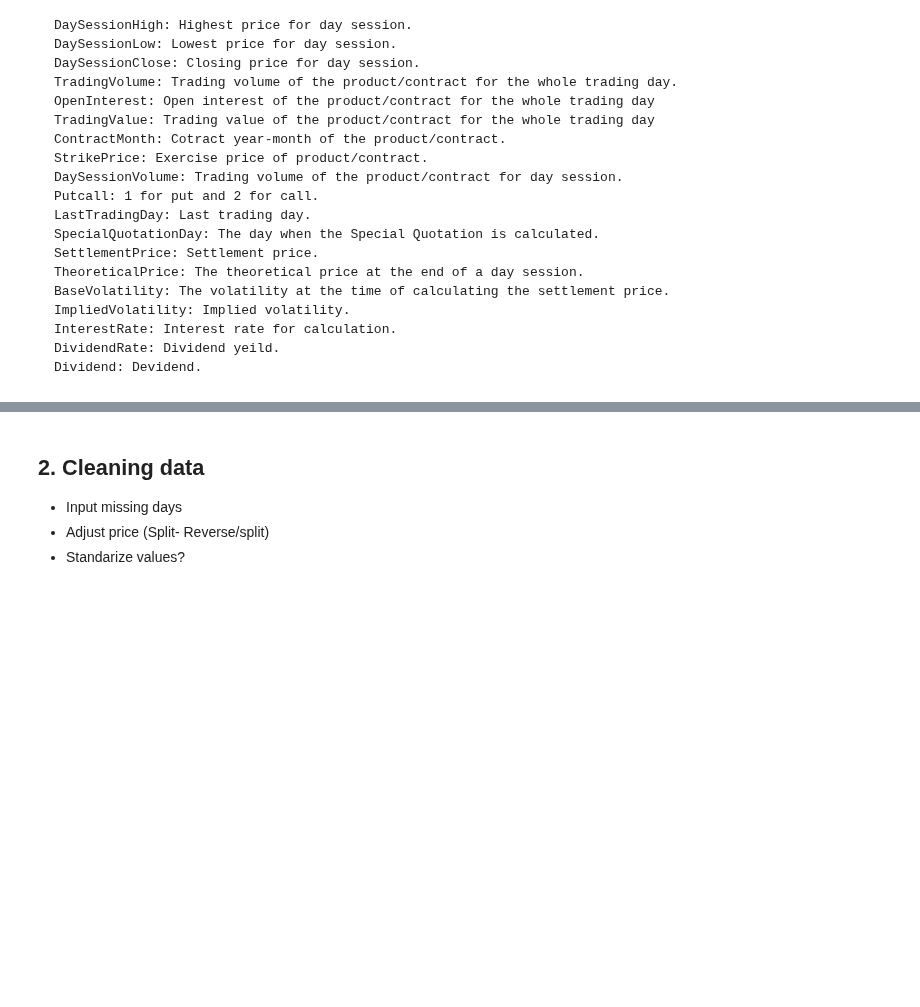
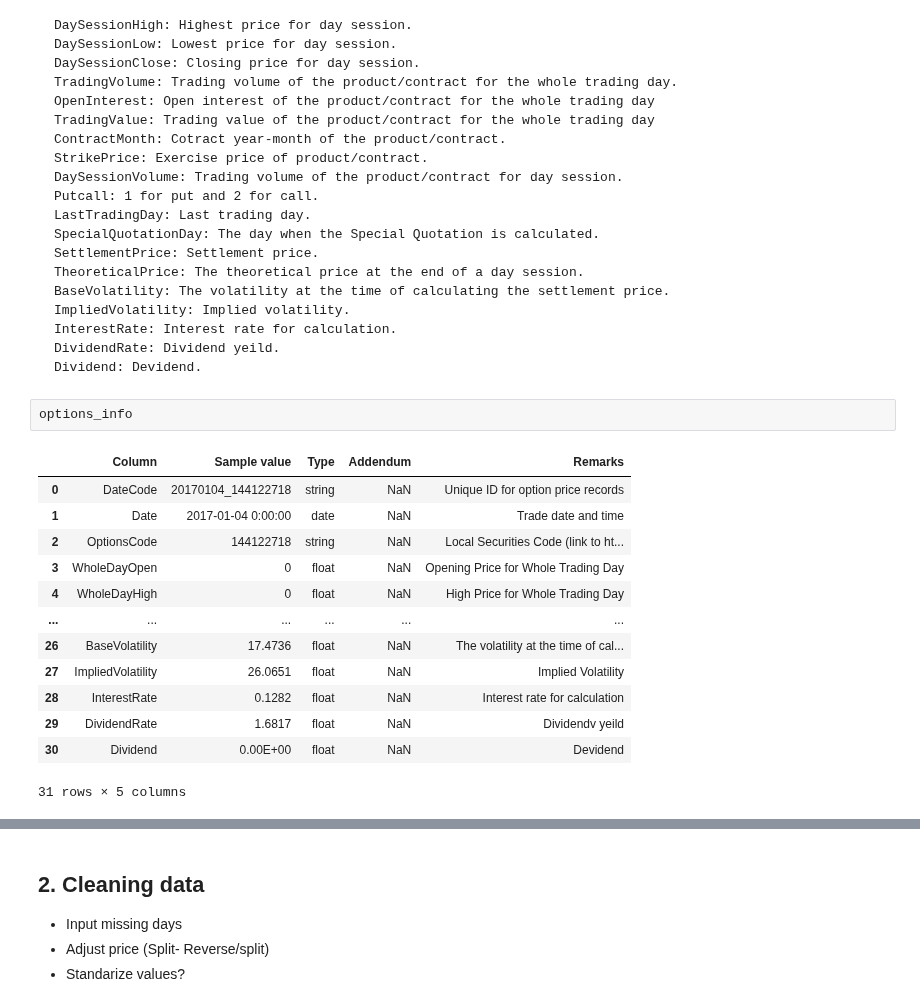
Before and after one commit to GariZabaleta/jpx-tokyo-stock-exchange-prediction, a Jupyter notebook: jpx-prediction.ipynb, the cells around one changed output, grey strips where cells are left out. Saved outputs shown, nothing was run; the diff lists cells and outputs as text; blank space fills up the shorter version.

```diff
--- a/jpx-prediction.ipynb
+++ b/jpx-prediction.ipynb
@@ -1085,5 +1167,21 @@ Data on the status of a variety of options based on the broader market. Many opt
     InterestRate: Interest rate for calculation.
     DividendRate: Dividend yeild.
     Dividend: Devidend.
+# %%
+options_info
+# %% [output]
+|  | Column | Sample value | Type | Addendum | Remarks |
+| 0 | DateCode | 20170104_144122718 | string | NaN | Unique ID for option price records |
+| 1 | Date | 2017-01-04 0:00:00 | date | NaN | Trade date and time |
+| 2 | OptionsCode | 144122718 | string | NaN | Local Securities Code (link to ht... |
+| 3 | WholeDayOpen | 0 | float | NaN | Opening Price for Whole Trading Day |
+| 4 | WholeDayHigh | 0 | float | NaN | High Price for Whole Trading Day |
+| ... | ... | ... | ... | ... | ... |
+| 26 | BaseVolatility | 17.4736 | float | NaN | The volatility at the time of cal... |
+| 27 | ImpliedVolatility | 26.0651 | float | NaN | Implied Volatility |
+| 28 | InterestRate | 0.1282 | float | NaN | Interest rate for calculation |
+| 29 | DividendRate | 1.6817 | float | NaN | Dividendv yeild |
+| 30 | Dividend | 0.00E+00 | float | NaN | Devidend |
+31 rows × 5 columns
 # %%
 options_df.head()
```
Also changed, not shown: parts of 17 cells of this notebook.
